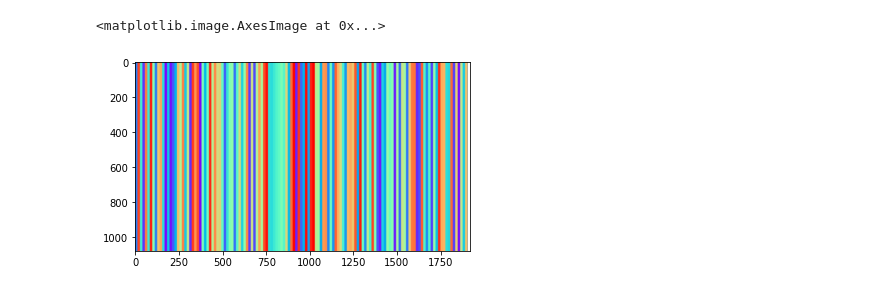
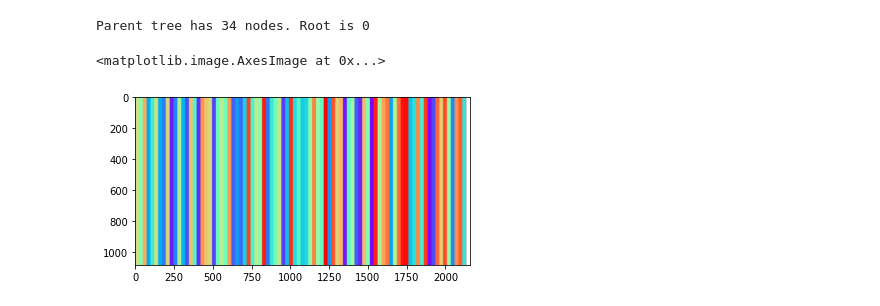
Before and after one commit to schwarzlab-ccb/SimChA, a Jupyter notebook: notebooks/fish_plot.ipynb, the cells around one changed output. Cells and saved outputs as stored; diff of their text form; code cells hidden in the pictures.

```diff
--- a/notebooks/fish_plot.ipynb
+++ b/notebooks/fish_plot.ipynb
@@ -14,8 +14,8 @@ import cv2
 
 eps = sys.float_info.epsilon
 scale_up = 2
-res = [1920, 1080]
-random.seed(4)
+res = [2160, 1080]
+random.seed(3)
 # %%
 populations_df = pd.read_csv("../out/populations.csv")
 parent_df = pd.read_csv("../out/parent_tree.csv")
@@ -69,3 +34,16 @@ def descend(tree, pop_dict, cloneId):
+# %%
+parents = parent_df["ParentId"].unique()
+children = parent_df["ChildId"].unique()
+root_list = np.setdiff1d(parents, children)
+if len(root_list) != 1:
+    raise Exception("Failed to determine root. There must be exactly one node with no parent in the parent tree.")
+rootId = root_list[0]
+ids = np.concatenate([[rootId], children])
+tree = build_tree(parent_df, children, ids, rootId)
+# %%
+print(f"Parent tree has {len(tree)} nodes. Root is {rootId}")
+# %% [output]
+Parent tree has 34 nodes. Root is 0
 # %%
 def line_from_data(px_row_orig, width):
     result = []
@@ -91,18 +69,18 @@ def line_from_data(px_row_orig, width):
     return result
 # %%
 # Create Colors
-cols = cm.rainbow(np.linspace(0, 1, len(identities))).tolist()
+cols = cm.rainbow(np.linspace(0, 1, len(ids))).tolist()
 random.shuffle(cols)
-col_map = {identities[i]: np.array(list(map(lambda x: (int)(x * 255), cols[i]))) for i in range(len(identities))}
+col_map = {ids[i]: np.array(list(map(lambda x: (int)(x * 255), cols[i]))) for i in range(len(ids))}
 col_map[-1] = np.ones(4) # Root is white
 
 # Display test colors
 px_row = [[1, col_map[id]] for id in col_map]
 test_px = line_from_data(px_row, res[1])
 array = np.array([test_px] * res[0], dtype=np.uint8)
 resized = cv2.resize(array, res)
 new_image = Image.fromarray(resized)
 plt.imshow(new_image)
 # %% [output]
 <matplotlib.image.AxesImage at 0x...>
-[figure, old version]
+[figure, new version]
```
Also changed, not shown: parts of 10 cells of this notebook, 2 other files.
